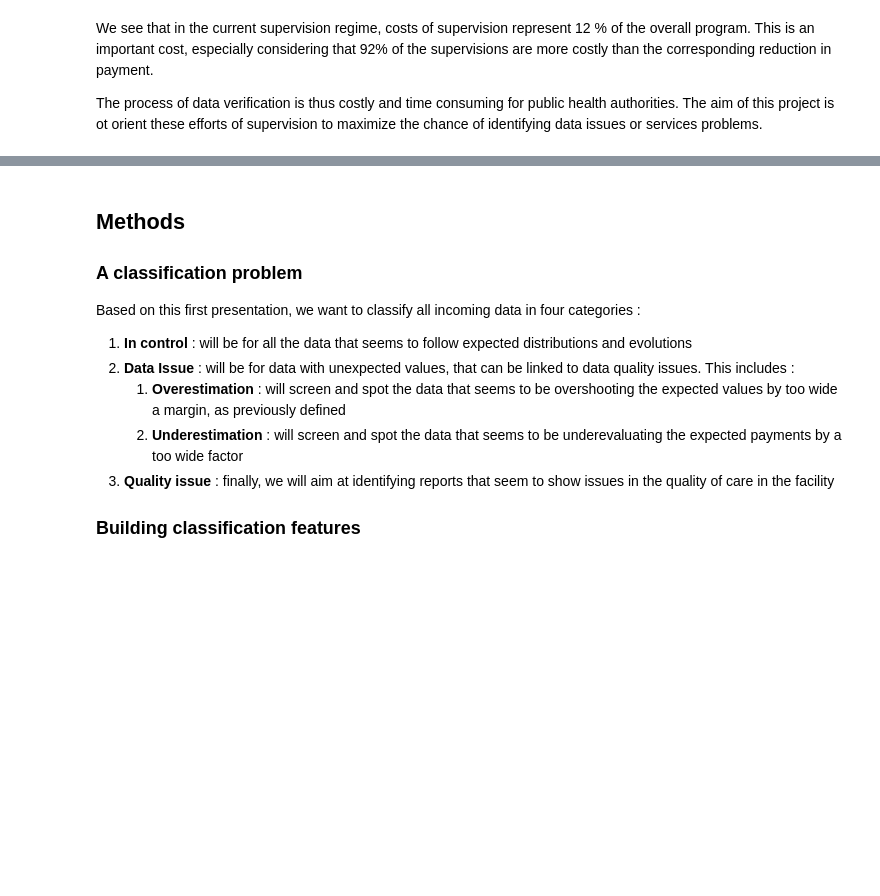
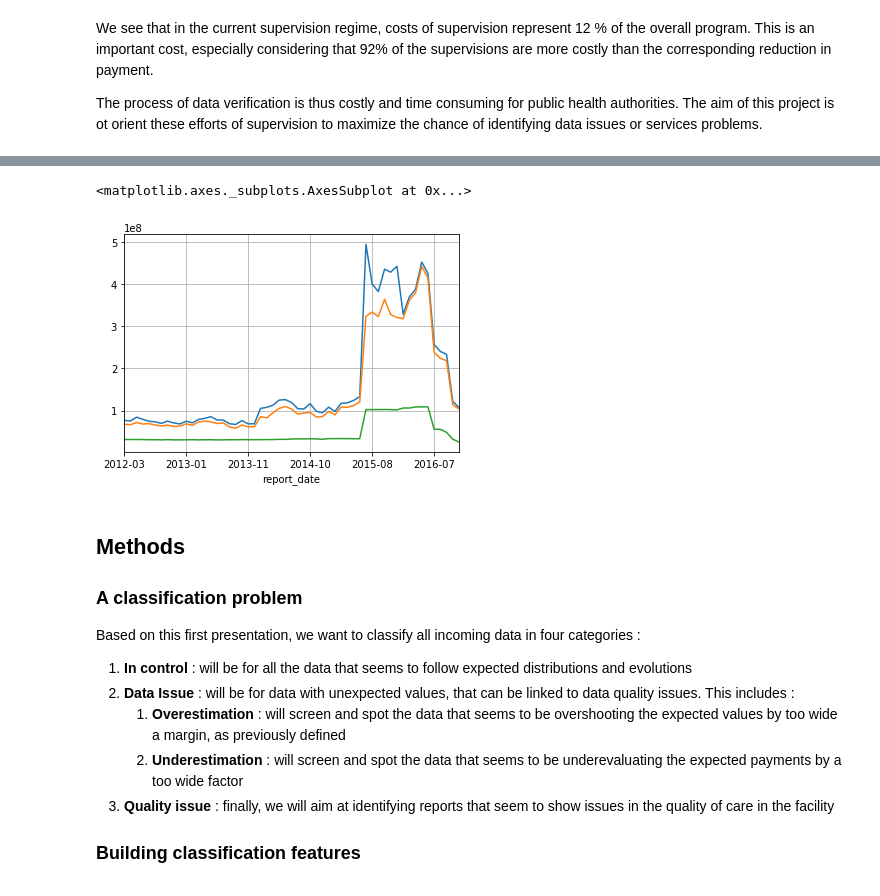
Before and after one commit to grlurton/orbf_data_validation, a Jupyter notebook: notebooks/reporting/Analysis.ipynb, the cells around one changed output, grey strips where cells are left out. Cells and saved outputs as stored; diff of their text form; code cells hidden in the pictures; blank space fills up the shorter version.

```diff
--- a/notebooks/reporting/Analysis.ipynb
+++ b/notebooks/reporting/Analysis.ipynb
@@ -134,3 +180,10 @@ The process of data verification is thus costly and time consuming for public he
+# %%
+total_claimed_payments[total_claimed_payments < 1e9].plot(grid = True)
+total_payments[total_claimed_payments < 1e9].plot(grid = True)
+verification_costs[total_claimed_payments < 1e9].plot(grid = True)
+# %% [output]
+<matplotlib.axes._subplots.AxesSubplot at 0x...>
+[figure, added]
 # %% [markdown]
 ## Methods
 
```
Also changed, not shown: parts of 51 cells of this notebook, 2 other files.
